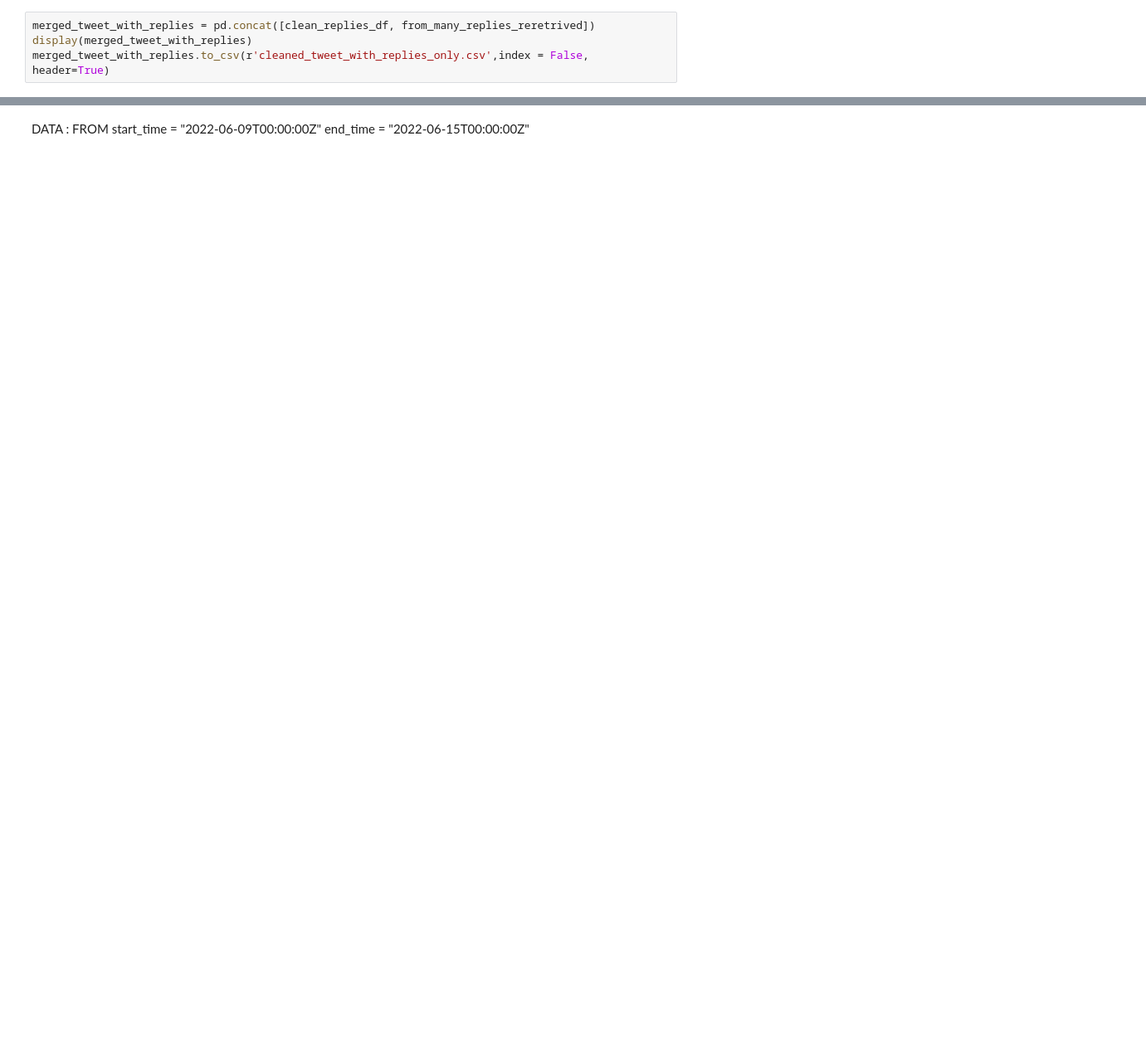
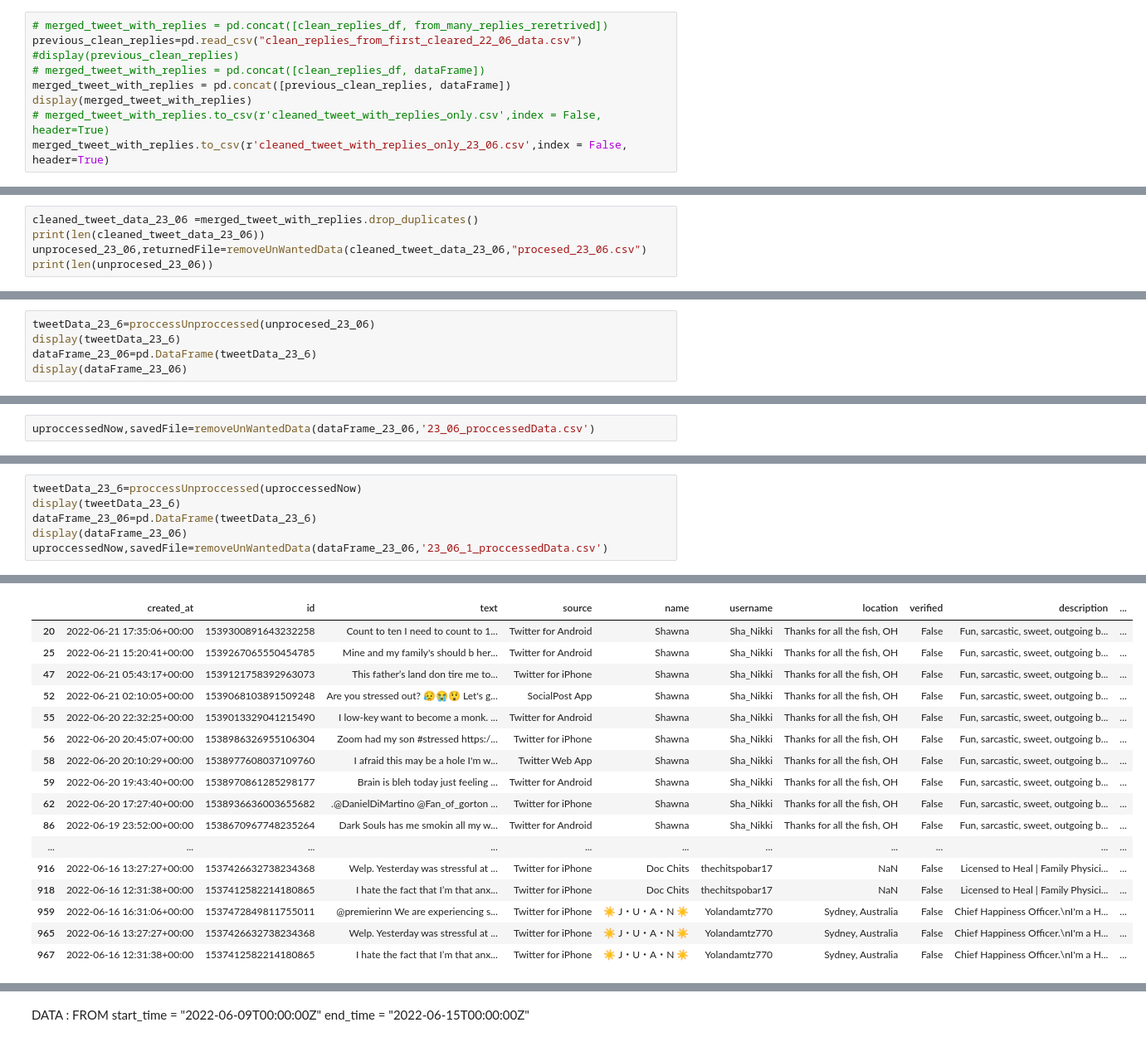
Before and after one commit to kclaudeeager/Natural-Language-Processing-to-Understand-Peer-Reactions-to-Expressions-of-Stress, a Jupyter notebook: TweetExtraction/main.ipynb, the cells around one changed output, grey strips where cells are left out. Shown at 83% size. Drawn from its saved outputs; the diff is of its cells as text; blank space fills up the shorter version.

```diff
--- a/TweetExtraction/main.ipynb
+++ b/TweetExtraction/main.ipynb
@@ -405,6 +534,11 @@ from_many_replies_reretrived.to_csv(r'from_many_replies_reretrived.csv',index =
 # %%
-merged_tweet_with_replies = pd.concat([clean_replies_df, from_many_replies_reretrived])
+# merged_tweet_with_replies = pd.concat([clean_replies_df, from_many_replies_reretrived])
+previous_clean_replies=pd.read_csv("clean_replies_from_first_cleared_22_06_data.csv")
+#display(previous_clean_replies)
+# merged_tweet_with_replies = pd.concat([clean_replies_df, dataFrame])
+merged_tweet_with_replies = pd.concat([previous_clean_replies, dataFrame])
 display(merged_tweet_with_replies)
-merged_tweet_with_replies.to_csv(r'cleaned_tweet_with_replies_only.csv',index = False, header=True)
+# merged_tweet_with_replies.to_csv(r'cleaned_tweet_with_replies_only.csv',index = False, header=True)
+merged_tweet_with_replies.to_csv(r'cleaned_tweet_with_replies_only_23_06.csv',index = False, header=True)
 # %% [output]
 |  | created_at | id | text | source | name | username | location | verified | description | ... |
@@ -422,0 +557,5 @@ merged_tweet_with_replies.to_csv(r'cleaned_tweet_with_replies_only.csv',index =
+# %%
+cleaned_tweet_data_23_06 =merged_tweet_with_replies.drop_duplicates()
+print(len(cleaned_tweet_data_23_06))
+unprocesed_23_06,returnedFile=removeUnWantedData(cleaned_tweet_data_23_06,"procesed_23_06.csv")
+print(len(unprocesed_23_06))
@@ -422,0 +582,5 @@ merged_tweet_with_replies.to_csv(r'cleaned_tweet_with_replies_only.csv',index =
+# %%
+tweetData_23_6=proccessUnproccessed(unprocesed_23_06)
+display(tweetData_23_6)
+dataFrame_23_06=pd.DataFrame(tweetData_23_6)
+display(dataFrame_23_06)
@@ -422,0 +635,2 @@ merged_tweet_with_replies.to_csv(r'cleaned_tweet_with_replies_only.csv',index =
+# %%
+uproccessedNow,savedFile=removeUnWantedData(dataFrame_23_06,'23_06_proccessedData.csv')
@@ -422,0 +662,7 @@ merged_tweet_with_replies.to_csv(r'cleaned_tweet_with_replies_only.csv',index =
+# %%
+tweetData_23_6=proccessUnproccessed(uproccessedNow)
+display(tweetData_23_6)
+dataFrame_23_06=pd.DataFrame(tweetData_23_6)
+display(dataFrame_23_06)
+uproccessedNow,savedFile=removeUnWantedData(dataFrame_23_06,'23_06_1_proccessedData.csv')
+# %% [output]
@@ -422,0 +716,17 @@ merged_tweet_with_replies.to_csv(r'cleaned_tweet_with_replies_only.csv',index =
+|  | created_at | id | text | source | name | username | location | verified | description | ... |
+| 20 | 2022-06-21 17:35:06+00:00 | 1539300891643232258 | Count to ten I need to count to 1... | Twitter for Android | Shawna | Sha_Nikki | Thanks for all the fish, OH | False | Fun, sarcastic, sweet, outgoing b... | ... |
+| 25 | 2022-06-21 15:20:41+00:00 | 1539267065550454785 | Mine and my family's should b her... | Twitter for Android | Shawna | Sha_Nikki | Thanks for all the fish, OH | False | Fun, sarcastic, sweet, outgoing b... | ... |
+| 47 | 2022-06-21 05:43:17+00:00 | 1539121758392963073 | This father’s land don tire me to... | Twitter for iPhone | Shawna | Sha_Nikki | Thanks for all the fish, OH | False | Fun, sarcastic, sweet, outgoing b... | ... |
+| 52 | 2022-06-21 02:10:05+00:00 | 1539068103891509248 | Are you stressed out? 😥😭😲 Let's g... | SocialPost App | Shawna | Sha_Nikki | Thanks for all the fish, OH | False | Fun, sarcastic, sweet, outgoing b... | ... |
+| 55 | 2022-06-20 22:32:25+00:00 | 1539013329041215490 | I low-key want to become a monk. ... | Twitter for Android | Shawna | Sha_Nikki | Thanks for all the fish, OH | False | Fun, sarcastic, sweet, outgoing b... | ... |
+| 56 | 2022-06-20 20:45:07+00:00 | 1538986326955106304 | Zoom had my son #stressed https:/... | Twitter for iPhone | Shawna | Sha_Nikki | Thanks for all the fish, OH | False | Fun, sarcastic, sweet, outgoing b... | ... |
+| 58 | 2022-06-20 20:10:29+00:00 | 1538977608037109760 | I afraid this may be a hole I'm w... | Twitter Web App | Shawna | Sha_Nikki | Thanks for all the fish, OH | False | Fun, sarcastic, sweet, outgoing b... | ... |
+| 59 | 2022-06-20 19:43:40+00:00 | 1538970861285298177 | Brain is bleh today just feeling ... | Twitter for Android | Shawna | Sha_Nikki | Thanks for all the fish, OH | False | Fun, sarcastic, sweet, outgoing b... | ... |
+| 62 | 2022-06-20 17:27:40+00:00 | 1538936636003655682 | .@DanielDiMartino @Fan_of_gorton ... | Twitter for iPhone | Shawna | Sha_Nikki | Thanks for all the fish, OH | False | Fun, sarcastic, sweet, outgoing b... | ... |
+| 86 | 2022-06-19 23:52:00+00:00 | 1538670967748235264 | Dark Souls has me smokin all my w... | Twitter for Android | Shawna | Sha_Nikki | Thanks for all the fish, OH | False | Fun, sarcastic, sweet, outgoing b... | ... |
+| ... | ... | ... | ... | ... | ... | ... | ... | ... | ... | ... |
+| 916 | 2022-06-16 13:27:27+00:00 | 1537426632738234368 | Welp. Yesterday was stressful at ... | Twitter for iPhone | Doc Chits | thechitspobar17 | NaN | False | Licensed to Heal | Family Physici... | ... |
+| 918 | 2022-06-16 12:31:38+00:00 | 1537412582214180865 | I hate the fact that I’m that anx... | Twitter for iPhone | Doc Chits | thechitspobar17 | NaN | False | Licensed to Heal | Family Physici... | ... |
+| 959 | 2022-06-16 16:31:06+00:00 | 1537472849811755011 | @premierinn We are experiencing s... | Twitter for iPhone | ☀️ J・U・A・N ☀️ | Yolandamtz770 | Sydney, Australia | False | Chief Happiness Officer.\nI'm a H... | ... |
+| 965 | 2022-06-16 13:27:27+00:00 | 1537426632738234368 | Welp. Yesterday was stressful at ... | Twitter for iPhone | ☀️ J・U・A・N ☀️ | Yolandamtz770 | Sydney, Australia | False | Chief Happiness Officer.\nI'm a H... | ... |
+| 967 | 2022-06-16 12:31:38+00:00 | 1537412582214180865 | I hate the fact that I’m that anx... | Twitter for iPhone | ☀️ J・U・A・N ☀️ | Yolandamtz770 | Sydney, Australia | False | Chief Happiness Officer.\nI'm a H... | ... |
```
Also changed, not shown: parts of 32 cells of this notebook, 25 other files.
